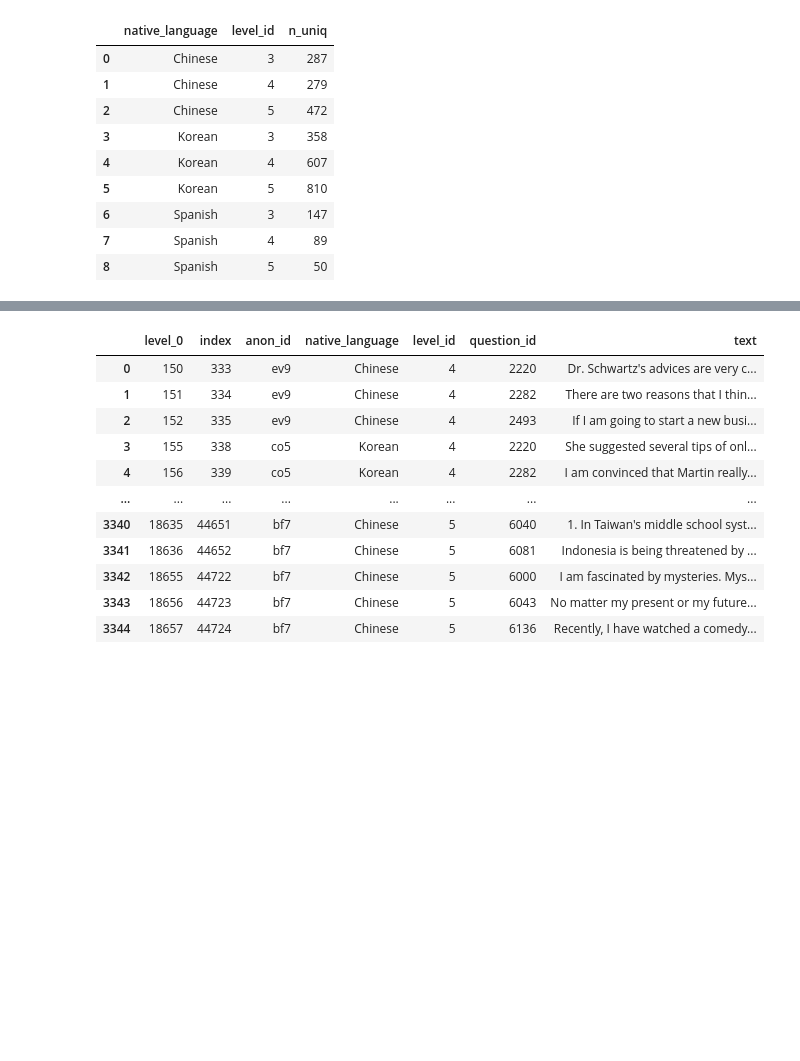
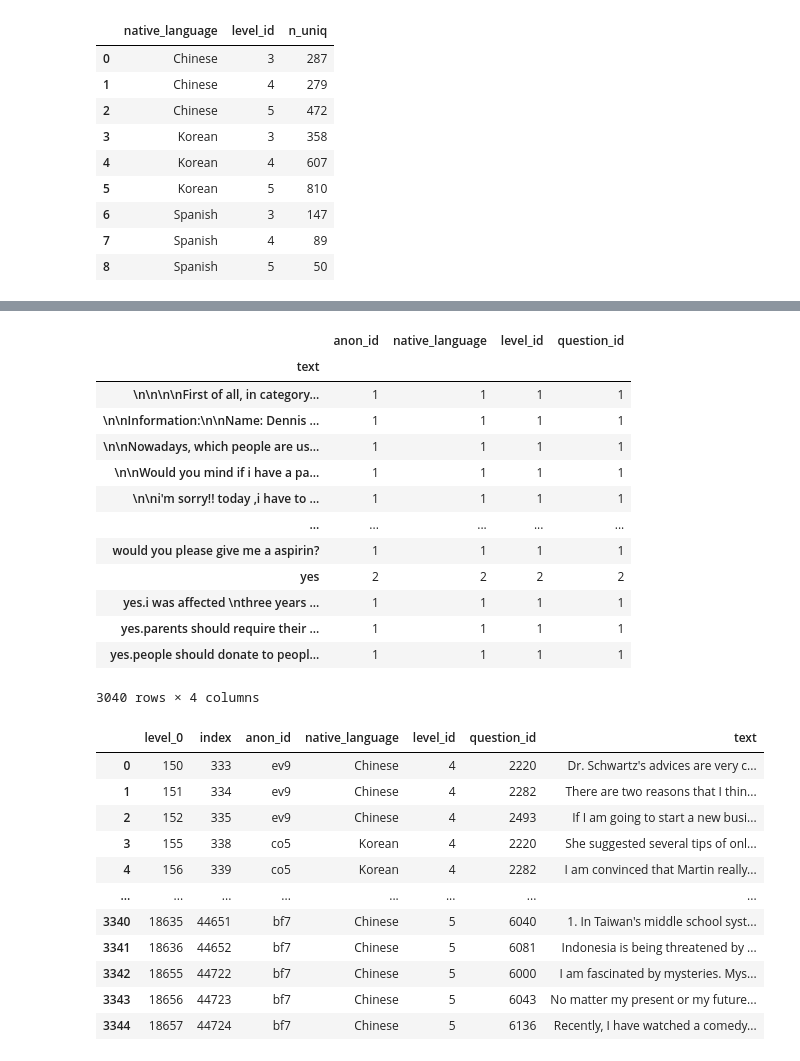
Before and after one commit to mencer456/LRDC-Research, a Jupyter notebook: SlideStats.ipynb, the cells around one changed output, grey strips where cells are left out. Drawn from its saved outputs; the diff is of its cells as text; code cells hidden in the pictures; blank space fills up the shorter version.

```diff
--- a/SlideStats.ipynb
+++ b/SlideStats.ipynb
@@ -1060,3 +1094,21 @@ unique_tl
+# %%
+test=all_three.groupby(['text']).count()
+test
+# %% [output]
+|  | anon_id | native_language | level_id | question_id |
+| text |  |  |  |  |
+| \n\n\n\nFirst of all, in category... | 1 | 1 | 1 | 1 |
+| \n\nInformation:\n\nName: Dennis ... | 1 | 1 | 1 | 1 |
+| \n\nNowadays, which people are us... | 1 | 1 | 1 | 1 |
+| \n\nWould you mind if i have a pa... | 1 | 1 | 1 | 1 |
+| \n\ni'm sorry!! today ,i have to ... | 1 | 1 | 1 | 1 |
+| ... | ... | ... | ... | ... |
+| would you please give me a aspirin? | 1 | 1 | 1 | 1 |
+| yes | 2 | 2 | 2 | 2 |
+| yes.i was affected \nthree years ... | 1 | 1 | 1 | 1 |
+| yes.parents should require their ... | 1 | 1 | 1 | 1 |
+| yes.people should donate to peopl... | 1 | 1 | 1 | 1 |
+3040 rows × 4 columns
 # %%
 all_three
 # %% [output]
```
Also changed, not shown: parts of 4 cells of this notebook.
